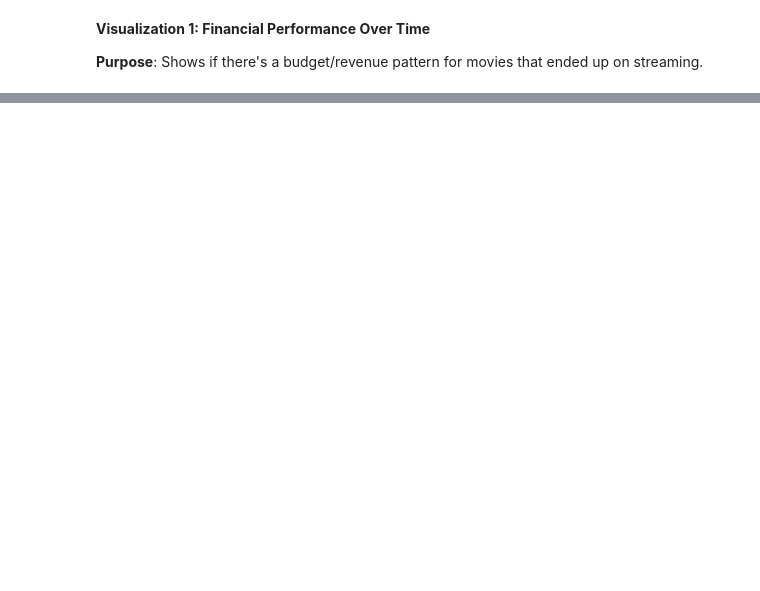
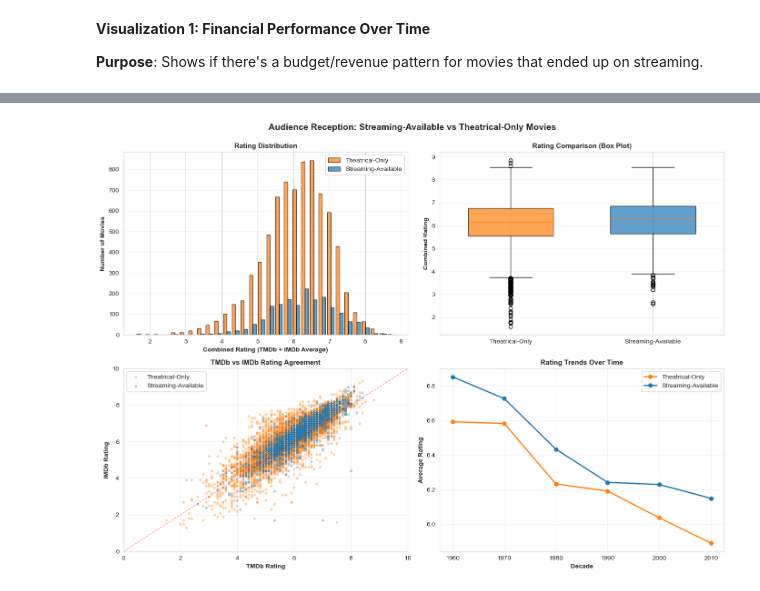
Before and after one commit to kellewic/data-analyst-nanodegree-projects, a Jupyter notebook: project2/data_wrangling_project_starter.ipynb, the cells around one changed output, grey strips where cells are left out. Drawn from its saved outputs; the diff is of its cells as text; code cells hidden in the pictures; blank space fills up the shorter version.

```diff
--- a/project2/data_wrangling_project_starter.ipynb
+++ b/project2/data_wrangling_project_starter.ipynb
@@ -2195,0 +2332,99 @@ Going back to the problem statement in step 1, use the cleaned data to answer th
+# %%
+fig, axes = plt.subplots(2, 2, figsize=(14, 10))
+fig.suptitle('Audience Reception: Streaming-Available vs Theatrical-Only Movies', fontsize=14, fontweight='bold', y=0.995)
+
+# Prepare data
+ratings_df = merged_xmdb_df[merged_xmdb_df['rating_combined'].notna()].copy()
+
+# Plot 1: Combined Rating Distribution
+streaming_ratings = ratings_df[ratings_df['on_streaming']]['rating_combined']
+theater_ratings = ratings_df[~ratings_df['on_streaming']]['rating_combined']
+
+axes[0, 0].hist([theater_ratings, streaming_ratings], bins=30, alpha=0.7,
+                label=['Theatrical-Only', 'Streaming-Available'],
+                color=['#ff7f0e', '#1f77b4'], edgecolor='black')
+
+axes[0, 0].set_xlabel('Combined Rating (TMDb + IMDb Average)', fontsize=10, fontweight='bold')
+axes[0, 0].set_ylabel('Number of Movies', fontsize=10, fontweight='bold')
+axes[0, 0].set_title('Rating Distribution', fontsize=11, fontweight='bold')
+axes[0, 0].legend()
+axes[0, 0].grid(True, alpha=0.3, axis='y')
+
+# Plot 2: Box plots
+data_to_plot = [theater_ratings, streaming_ratings]
+bp = axes[0, 1].boxplot(data_to_plot, tick_labels=['Theatrical-Only', 'Streaming-Available'], patch_artist=True, widths=0.6)
+
+for patch, color in zip(bp['boxes'], ['#ff7f0e', '#1f77b4']):
+    patch.set_facecolor(color)
+    patch.set_alpha(0.7)
+
+axes[0, 1].set_ylabel('Combined Rating', fontsize=10, fontweight='bold')
+axes[0, 1].set_title('Rating Comparison (Box Plot)', fontsize=11, fontweight='bold')
+axes[0, 1].grid(True, alpha=0.3, axis='y')
+
+# Plot 3: TMDb vs IMDb scatter
+streaming_complete = ratings_df[ratings_df['on_streaming'] & ratings_df['imdb_rating'].notna()]
+theater_complete = ratings_df[~ratings_df['on_streaming'] & ratings_df['imdb_rating'].notna()]
+
+axes[1, 0].scatter(theater_complete['tmdb_rating'], theater_complete['imdb_rating'],
+                   alpha=0.3, s=10, color='#ff7f0e', label='Theatrical-Only')
+
+axes[1, 0].scatter(streaming_complete['tmdb_rating'], streaming_complete['imdb_rating'],
+                   alpha=0.3, s=10, color='#1f77b4', label='Streaming-Available')
+
+axes[1, 0].plot([0, 10], [0, 10], 'r--', alpha=0.5, linewidth=1)
+axes[1, 0].set_xlabel('TMDb Rating', fontsize=10, fontweight='bold')
+axes[1, 0].set_ylabel('IMDb Rating', fontsize=10, fontweight='bold')
+axes[1, 0].set_title('TMDb vs IMDb Rating Agreement', fontsize=11, fontweight='bold')
+axes[1, 0].legend()
+axes[1, 0].grid(True, alpha=0.3)
+axes[1, 0].set_xlim(0, 10)
+axes[1, 0].set_ylim(0, 10)
+
+# Plot 4: Rating by decade
+decade_ratings = ratings_df.groupby(['decade', 'on_streaming'])['rating_combined'].mean().reset_index()
+
+for streaming in [False, True]:
+    data = decade_ratings[decade_ratings['on_streaming'] == streaming]
+    label = 'Streaming-Available' if streaming else 'Theatrical-Only'
+    color = '#1f77b4' if streaming else '#ff7f0e'
+
+    axes[1, 1].plot(data['decade'], data['rating_combined'], marker='o', linewidth=2, label=label, color=color)
+
+axes[1, 1].set_xlabel('Decade', fontsize=10, fontweight='bold')
+axes[1, 1].set_ylabel('Average Rating', fontsize=10, fontweight='bold')
+axes[1, 1].set_title('Rating Trends Over Time', fontsize=11, fontweight='bold')
+axes[1, 1].legend()
+axes[1, 1].grid(True, alpha=0.3)
+axes[1, 1].set_xticks(decade_ratings['decade'].unique())
+
+plt.tight_layout()
+plt.show()
+
+# Statistics
+print("\n" + "="*70)
+print("AUDIENCE RECEPTION COMPARISON")
+print("="*70)
+
+print(f"\nStreaming-Available Movies (n={len(streaming_ratings):,}):")
+print(f"  Mean Rating:   {streaming_ratings.mean():.2f}")
+print(f"  Median Rating: {streaming_ratings.median():.2f}")
+print(f"  Std Dev:       {streaming_ratings.std():.2f}")
+
+print(f"\nTheater-Only Movies (n={len(theater_ratings):,}):")
+print(f"  Mean Rating:   {theater_ratings.mean():.2f}")
+print(f"  Median Rating: {theater_ratings.median():.2f}")
+print(f"  Std Dev:       {theater_ratings.std():.2f}")
+
+# Statistical test
+t_stat, p_value = stats.ttest_ind(streaming_ratings, theater_ratings)
+
+print(f"\nT-test: t={t_stat:.3f}, p={p_value:.4f}")
+
+if p_value < 0.05:
+    print("- Statistically significant difference in ratings")
+
+else:
+    print("- No statistically significant difference in ratings")
+# %% [output]
+[figure, added]
```
Also changed, not shown: parts of 17 cells of this notebook, 2 other files.
